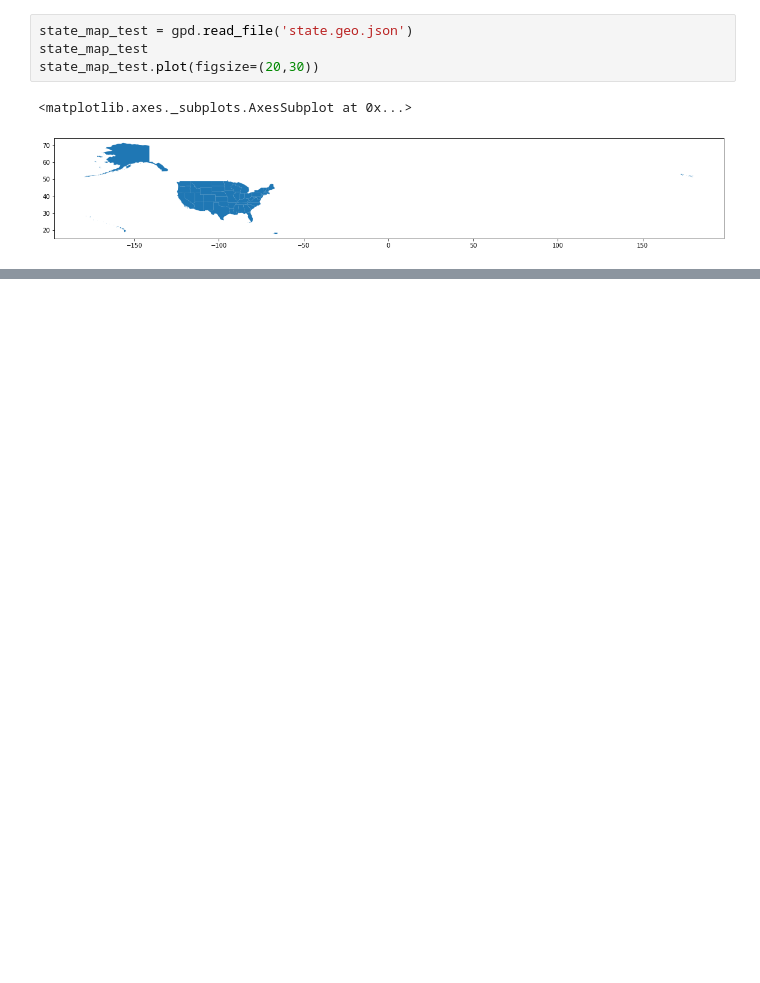
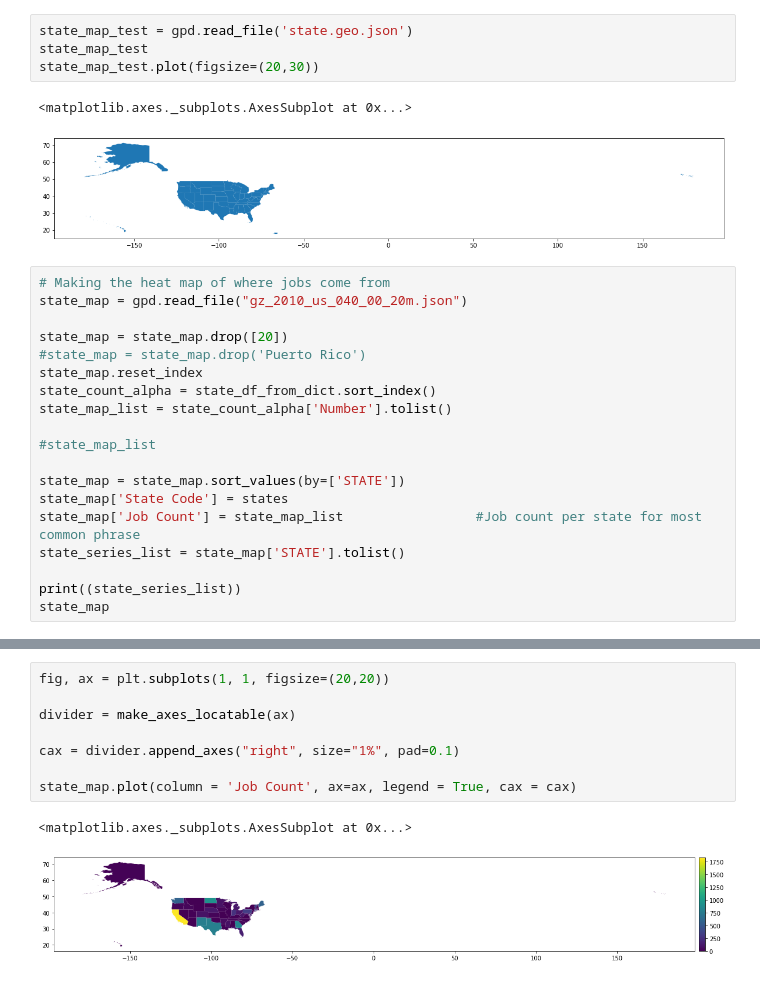
Before and after one commit to Kyle1668/cse184-pronoun-analysis, a Jupyter notebook: Question4.ipynb, the cells around one changed output, grey strips where cells are left out. Drawn from its saved outputs; the diff is of its cells as text; blank space fills up the shorter version.

```diff
--- a/Question4.ipynb
+++ b/Question4.ipynb
@@ -473,3 +497,22 @@ state_map_test.plot(figsize=(20,30))
 # %% [output]
 <matplotlib.axes._subplots.AxesSubplot at 0x...>
 [figure]
+# %%
+# Making the heat map of where jobs come from
+state_map = gpd.read_file("gz_2010_us_040_00_20m.json")
+
+state_map = state_map.drop([20])
+#state_map = state_map.drop('Puerto Rico')
+state_map.reset_index
+state_count_alpha = state_df_from_dict.sort_index()
+state_map_list = state_count_alpha['Number'].tolist()
+
+#state_map_list
+
+state_map = state_map.sort_values(by=['STATE'])
+state_map['State Code'] = states
+state_map['Job Count'] = state_map_list                 #Job count per state for most common phrase
+state_series_list = state_map['STATE'].tolist()
+
+print((state_series_list))
+state_map
@@ -475,0 +579,11 @@ state_map_test.plot(figsize=(20,30))
+# %%
+fig, ax = plt.subplots(1, 1, figsize=(20,20))
+
+divider = make_axes_locatable(ax)
+
+cax = divider.append_axes("right", size="1%", pad=0.1)
+
+state_map.plot(column = 'Job Count', ax=ax, legend = True, cax = cax)
+# %% [output]
+<matplotlib.axes._subplots.AxesSubplot at 0x...>
+[figure, added]
```
Also changed, not shown: parts of 18 cells of this notebook.
